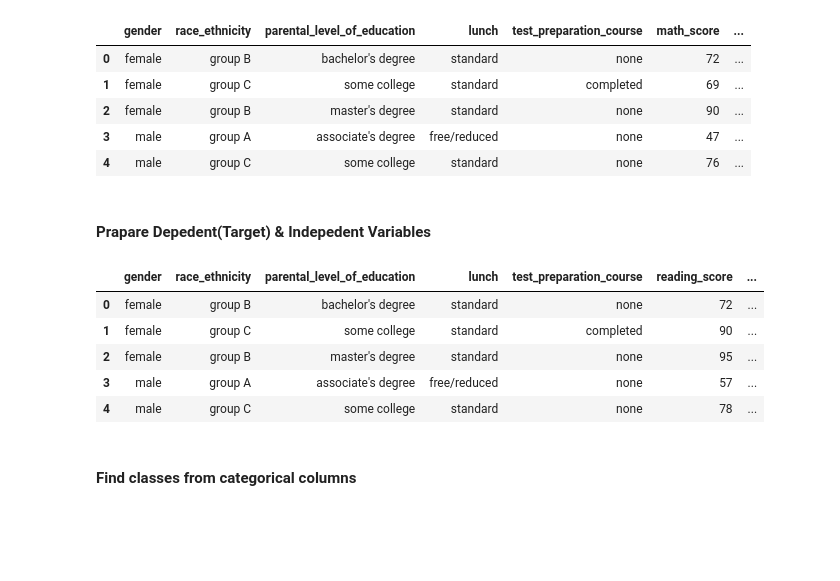
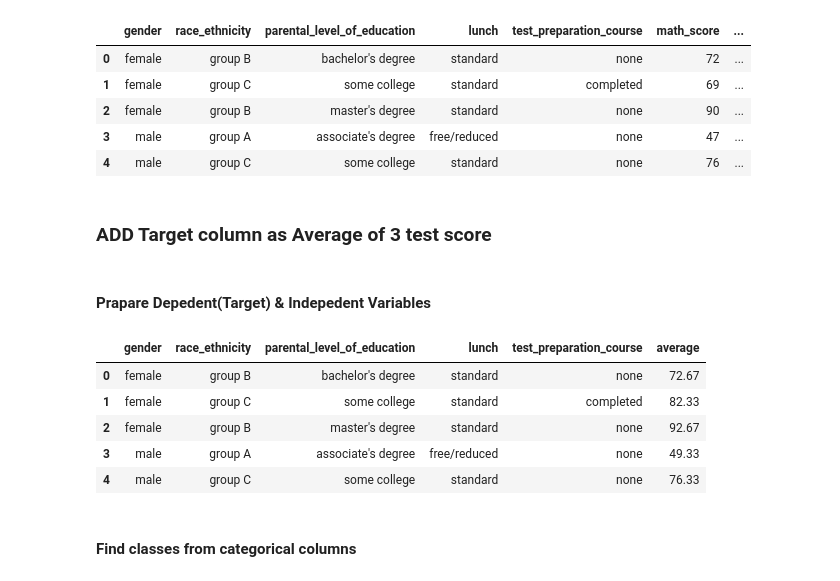
Before and after one commit to Marotishelke/ml-project, a Jupyter notebook: notebook/MODEL Training.ipynb, the cells around one changed output. Saved outputs shown, nothing was run; the diff lists cells and outputs as text; code cells hidden in the pictures; blank space fills up the shorter version.

```diff
--- a/notebook/MODEL Training.ipynb
+++ b/notebook/MODEL Training.ipynb
@@ -33,18 +33,22 @@ dataset.head()
 | 2 | female | group B | master's degree | standard | none | 90 | ... |
 | 3 | male | group A | associate's degree | free/reduced | none | 47 | ... |
 | 4 | male | group C | some college | standard | none | 76 | ... |
+# %% [markdown]
+### ADD Target column as Average of 3 test score
+# %%
+dataset['average'] = round((dataset['math_score'] +  dataset['reading_score'] + dataset['writing_score']) / 3, 2)
 # %% [markdown]
 #### Prapare Depedent(Target) & Indepedent Variables
 # %%
-X = dataset.drop(columns=['math_score'], axis=1)
+X = dataset.drop(columns=['math_score', 'reading_score', 'writing_score'], axis=1)
 X.head()
 # %% [output]
-|  | gender | race_ethnicity | parental_level_of_education | lunch | test_preparation_course | reading_score | ... |
-| 0 | female | group B | bachelor's degree | standard | none | 72 | ... |
-| 1 | female | group C | some college | standard | completed | 90 | ... |
-| 2 | female | group B | master's degree | standard | none | 95 | ... |
-| 3 | male | group A | associate's degree | free/reduced | none | 57 | ... |
-| 4 | male | group C | some college | standard | none | 78 | ... |
+|  | gender | race_ethnicity | parental_level_of_education | lunch | test_preparation_course | average |
+| 0 | female | group B | bachelor's degree | standard | none | 72.67 |
+| 1 | female | group C | some college | standard | completed | 82.33 |
+| 2 | female | group B | master's degree | standard | none | 92.67 |
+| 3 | male | group A | associate's degree | free/reduced | none | 49.33 |
+| 4 | male | group C | some college | standard | none | 76.33 |
 # %% [markdown]
 #### Find classes from categorical columns
 # %%
```
Also changed, not shown: parts of 9 cells of this notebook, 4 other files.
